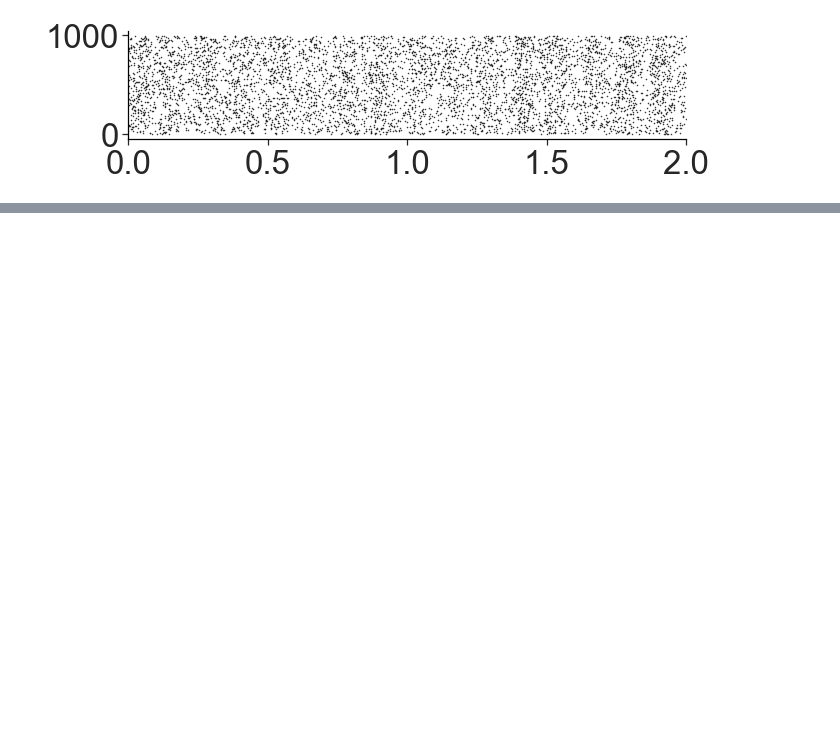
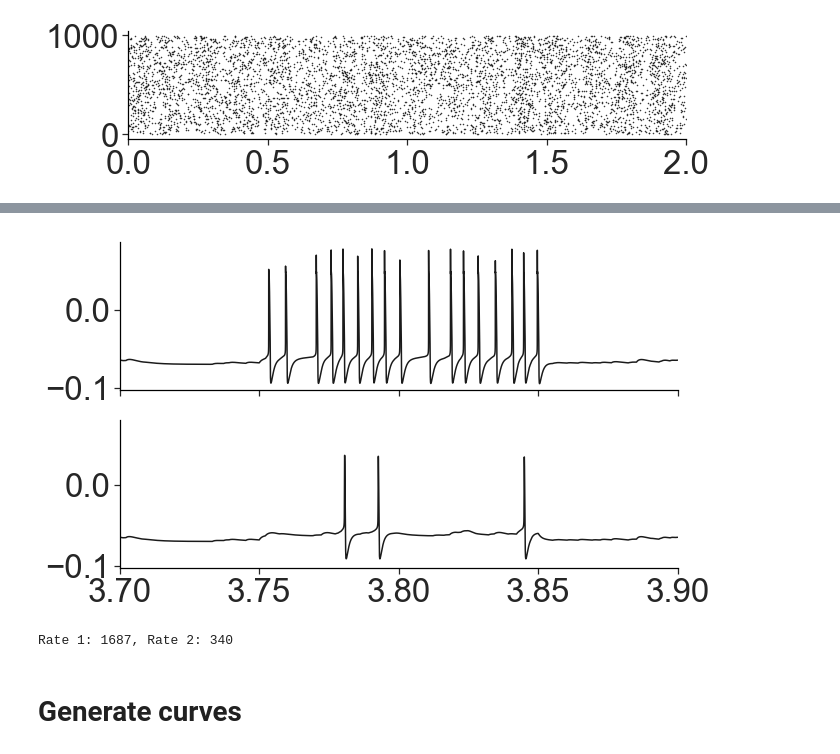
Before and after one commit to voytekresearch/resistingrhythm, a Jupyter notebook: resistingrhythm/ipynb/figure_FI.ipynb, the cells around one changed output, grey strips where cells are left out. Drawn from its saved outputs; the diff is of its cells as text; code cells hidden in the pictures; blank space fills up the shorter version.

```diff
--- a/resistingrhythm/ipynb/figure_FI.ipynb
+++ b/resistingrhythm/ipynb/figure_FI.ipynb
@@ -30,13 +32,11 @@ Run twice. Once with osc_rate=0. Once with osc_rate = 1.5
 # %%
 # Shared parameters
 time = 4
-N = 1
+N = 100
 tau_h = 1
 
 V_e = 0
-V_i = -80e-3
 tau_e = 5e-3
-tau_i = 10e-3
 w = (5e-6, 50e-6)
 
 dt = 1e-5
@@ -142,7 +137,18 @@ sns.despine()
 # %%
 # -
 fig, ax = plt.subplots(2, sharex=True, figsize=(10, 6))
-_ = ax[0].plot(results_1['times'], results_1['v_m'].flatten(), linestyle='-', color='k')
-_ = ax[1].plot(results_2['times'], results_2['v_m'].flatten(), linestyle='-', color='k')
+_ = ax[0].plot(results_1['times'], results_1['v_m'][0,:], linestyle='-', color='k')
+_ = ax[1].plot(results_2['times'], results_2['v_m'][0,:], linestyle='-', color='k')
 _ = ax[0].set_xlim(3.7, 3.9)
 sns.despine()
+# %% [output]
+[figure, added]
+# %%
+# Est rate
+rate_1 = (results_1['ts'] > 3.5).sum()
+rate_2 = (results_2['ts'] > 3.5).sum()
+print(f"Rate 1: {rate_1}, Rate 2: {rate_2}")
+# %% [output]
+Rate 1: 1687, Rate 2: 340
+# %% [markdown]
+# Generate curves
```
Also changed, not shown: parts of 6 cells of this notebook.
